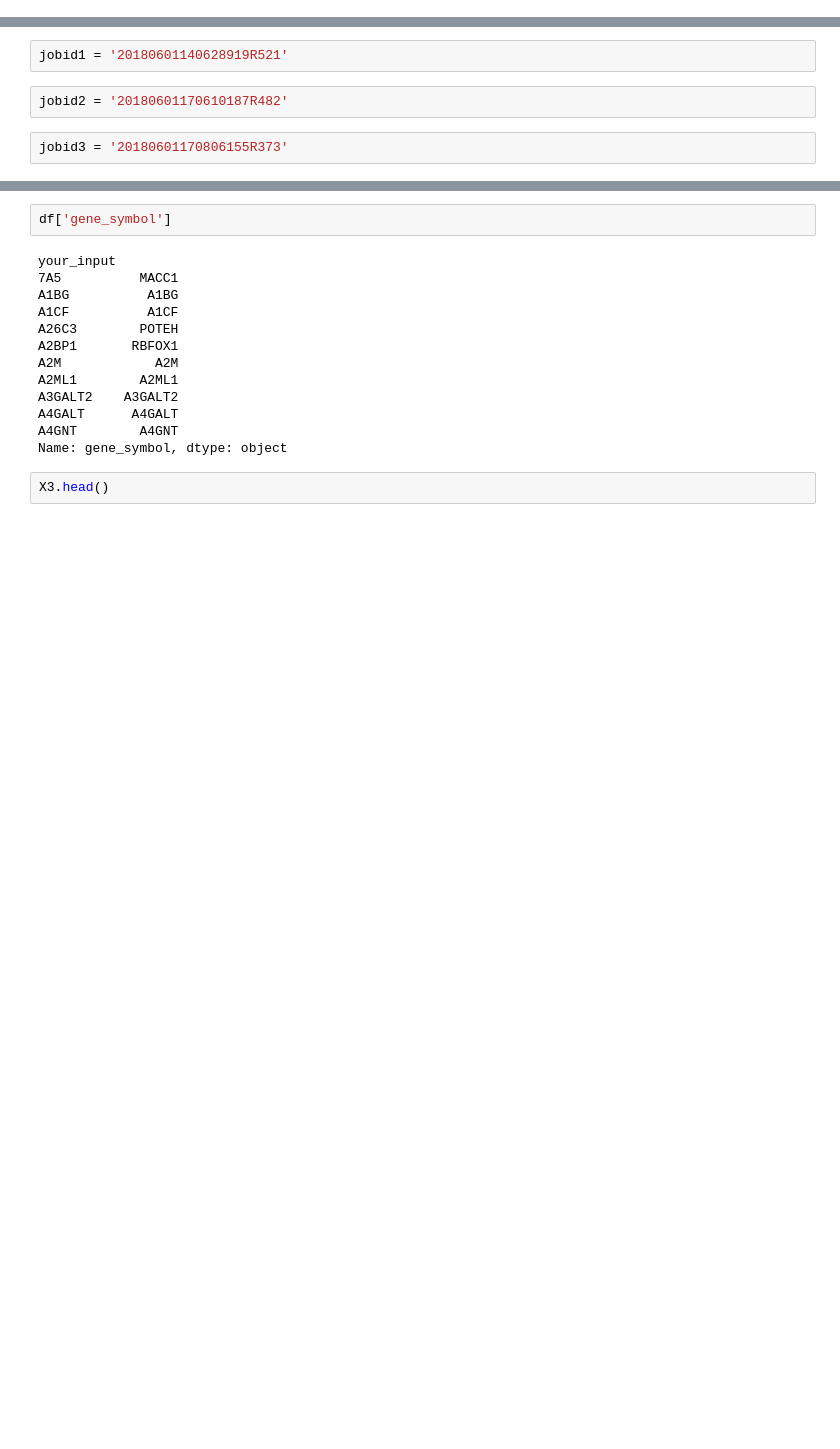
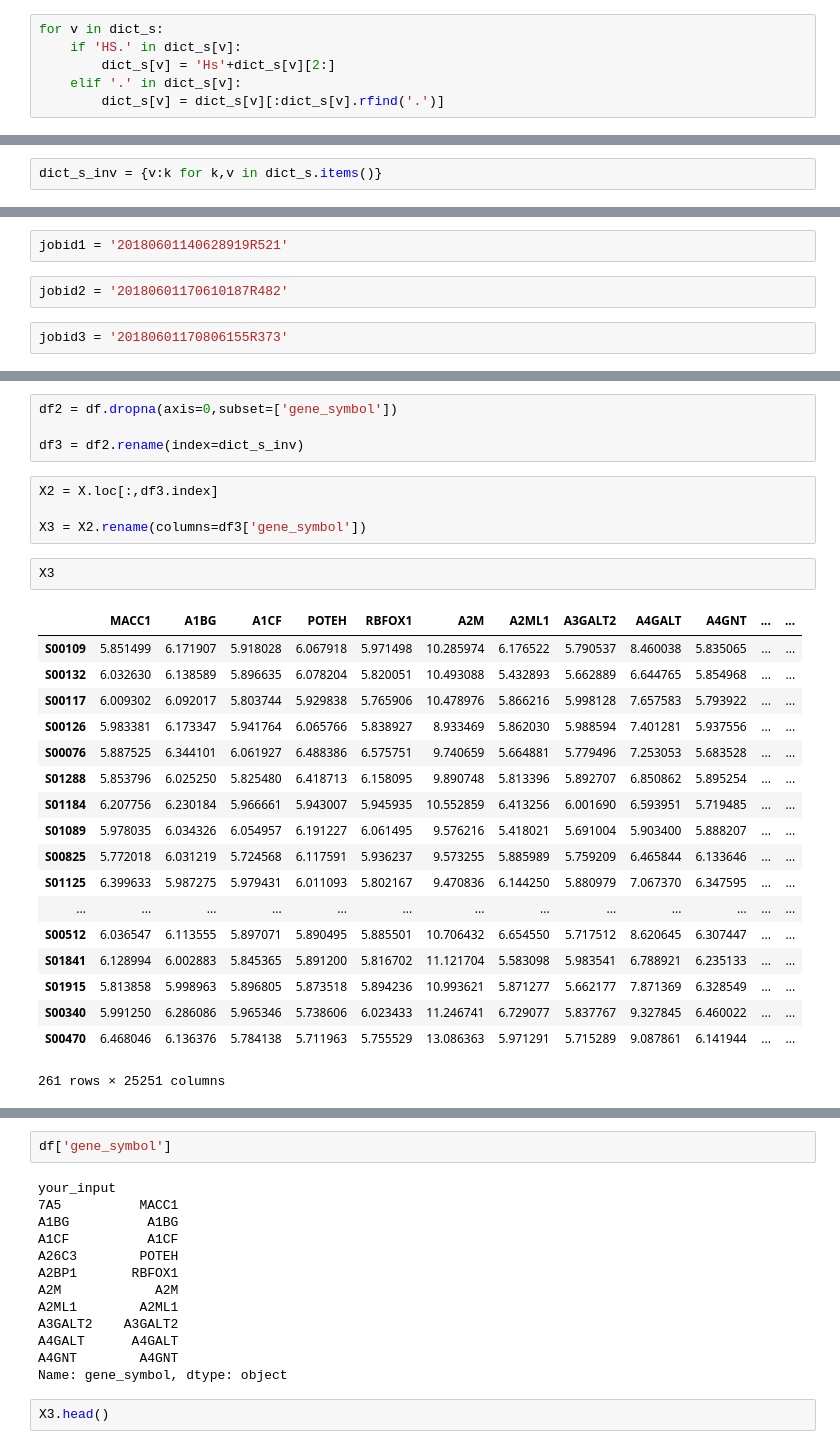
Before and after one commit to MerlinDumeur/PredVir, a Jupyter notebook: Rest API.ipynb, the cells around one changed output, grey strips where cells are left out. Drawn from its saved outputs; the diff is of its cells as text; blank space fills up the shorter version.

```diff
--- a/Rest API.ipynb
+++ b/Rest API.ipynb
@@ -14,0 +23,6 @@ l = array_s.tolist()
+# %%
+for v in dict_s:
+    if 'HS.' in dict_s[v]:
+        dict_s[v] = 'Hs'+dict_s[v][2:]
+    elif '.' in dict_s[v]:
+        dict_s[v] = dict_s[v][:dict_s[v].rfind('.')]
@@ -14,0 +35,2 @@ l = array_s.tolist()
+# %%
+dict_s_inv = {v:k for k,v in dict_s.items()}
@@ -194,0 +218,29 @@ df
+# %%
+df2 = df.dropna(axis=0,subset=['gene_symbol'])
+
+df3 = df2.rename(index=dict_s_inv)
+# %%
+X2 = X.loc[:,df3.index]
+
+X3 = X2.rename(columns=df3['gene_symbol'])
+# %%
+X3
+# %% [output]
+|  | MACC1 | A1BG | A1CF | POTEH | RBFOX1 | A2M | A2ML1 | A3GALT2 | A4GALT | A4GNT | ... | ... |
+| S00109 | 5.851499 | 6.171907 | 5.918028 | 6.067918 | 5.971498 | 10.285974 | 6.176522 | 5.790537 | 8.460038 | 5.835065 | ... | ... |
+| S00132 | 6.032630 | 6.138589 | 5.896635 | 6.078204 | 5.820051 | 10.493088 | 5.432893 | 5.662889 | 6.644765 | 5.854968 | ... | ... |
+| S00117 | 6.009302 | 6.092017 | 5.803744 | 5.929838 | 5.765906 | 10.478976 | 5.866216 | 5.998128 | 7.657583 | 5.793922 | ... | ... |
+| S00126 | 5.983381 | 6.173347 | 5.941764 | 6.065766 | 5.838927 | 8.933469 | 5.862030 | 5.988594 | 7.401281 | 5.937556 | ... | ... |
+| S00076 | 5.887525 | 6.344101 | 6.061927 | 6.488386 | 6.575751 | 9.740659 | 5.664881 | 5.779496 | 7.253053 | 5.683528 | ... | ... |
+| S01288 | 5.853796 | 6.025250 | 5.825480 | 6.418713 | 6.158095 | 9.890748 | 5.813396 | 5.892707 | 6.850862 | 5.895254 | ... | ... |
+| S01184 | 6.207756 | 6.230184 | 5.966661 | 5.943007 | 5.945935 | 10.552859 | 6.413256 | 6.001690 | 6.593951 | 5.719485 | ... | ... |
+| S01089 | 5.978035 | 6.034326 | 6.054957 | 6.191227 | 6.061495 | 9.576216 | 5.418021 | 5.691004 | 5.903400 | 5.888207 | ... | ... |
+| S00825 | 5.772018 | 6.031219 | 5.724568 | 6.117591 | 5.936237 | 9.573255 | 5.885989 | 5.759209 | 6.465844 | 6.133646 | ... | ... |
+| S01125 | 6.399633 | 5.987275 | 5.979431 | 6.011093 | 5.802167 | 9.470836 | 6.144250 | 5.880979 | 7.067370 | 6.347595 | ... | ... |
+| ... | ... | ... | ... | ... | ... | ... | ... | ... | ... | ... | ... | ... |
+| S00512 | 6.036547 | 6.113555 | 5.897071 | 5.890495 | 5.885501 | 10.706432 | 6.654550 | 5.717512 | 8.620645 | 6.307447 | ... | ... |
+| S01841 | 6.128994 | 6.002883 | 5.845365 | 5.891200 | 5.816702 | 11.121704 | 5.583098 | 5.983541 | 6.788921 | 6.235133 | ... | ... |
+| S01915 | 5.813858 | 5.998963 | 5.896805 | 5.873518 | 5.894236 | 10.993621 | 5.871277 | 5.662177 | 7.871369 | 6.328549 | ... | ... |
+| S00340 | 5.991250 | 6.286086 | 5.965346 | 5.738606 | 6.023433 | 11.246741 | 6.729077 | 5.837767 | 9.327845 | 6.460022 | ... | ... |
+| S00470 | 6.468046 | 6.136376 | 5.784138 | 5.711963 | 5.755529 | 13.086363 | 5.971291 | 5.715289 | 9.087861 | 6.141944 | ... | ... |
+261 rows × 25251 columns
```
Also changed, not shown: parts of 23 cells of this notebook, 1 other file.
